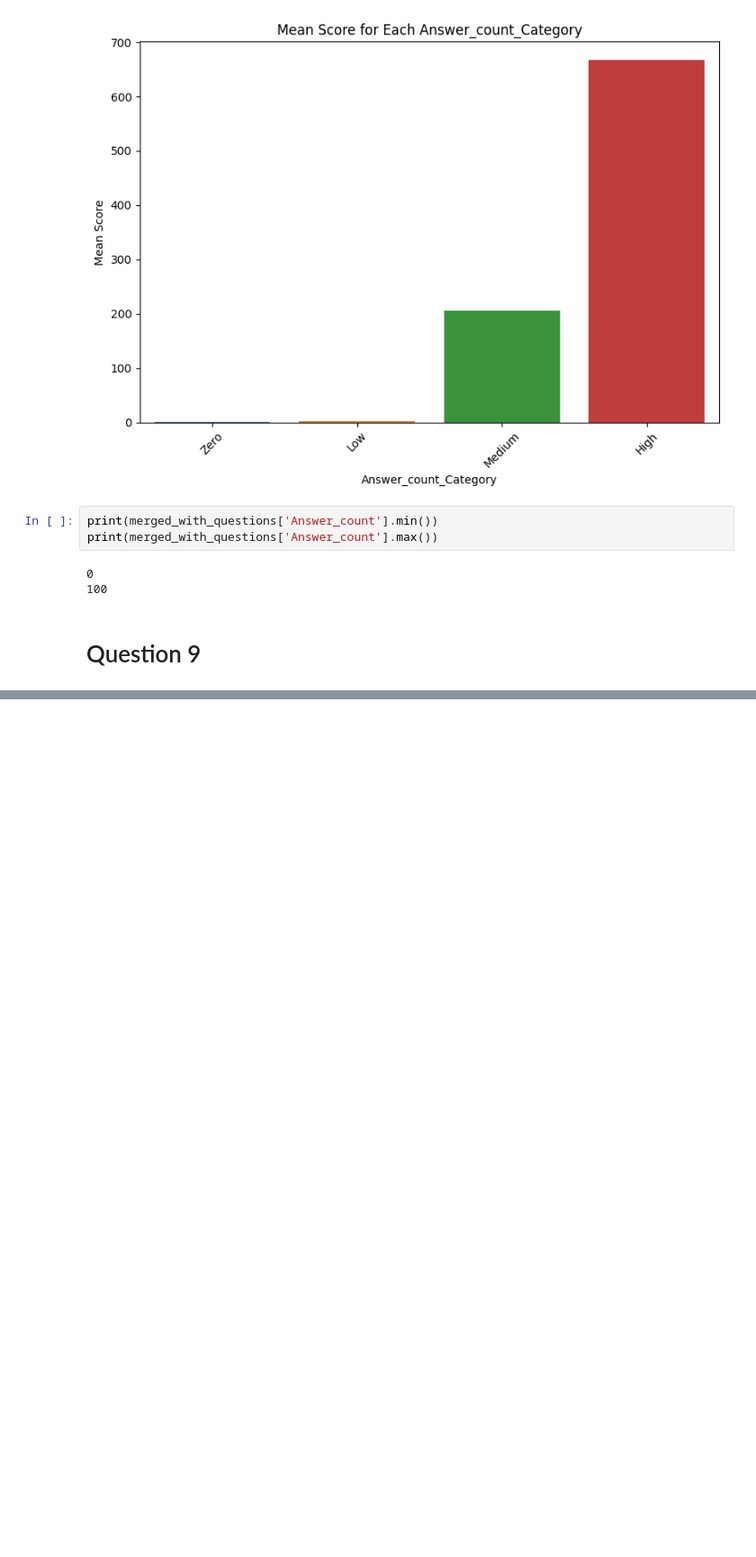
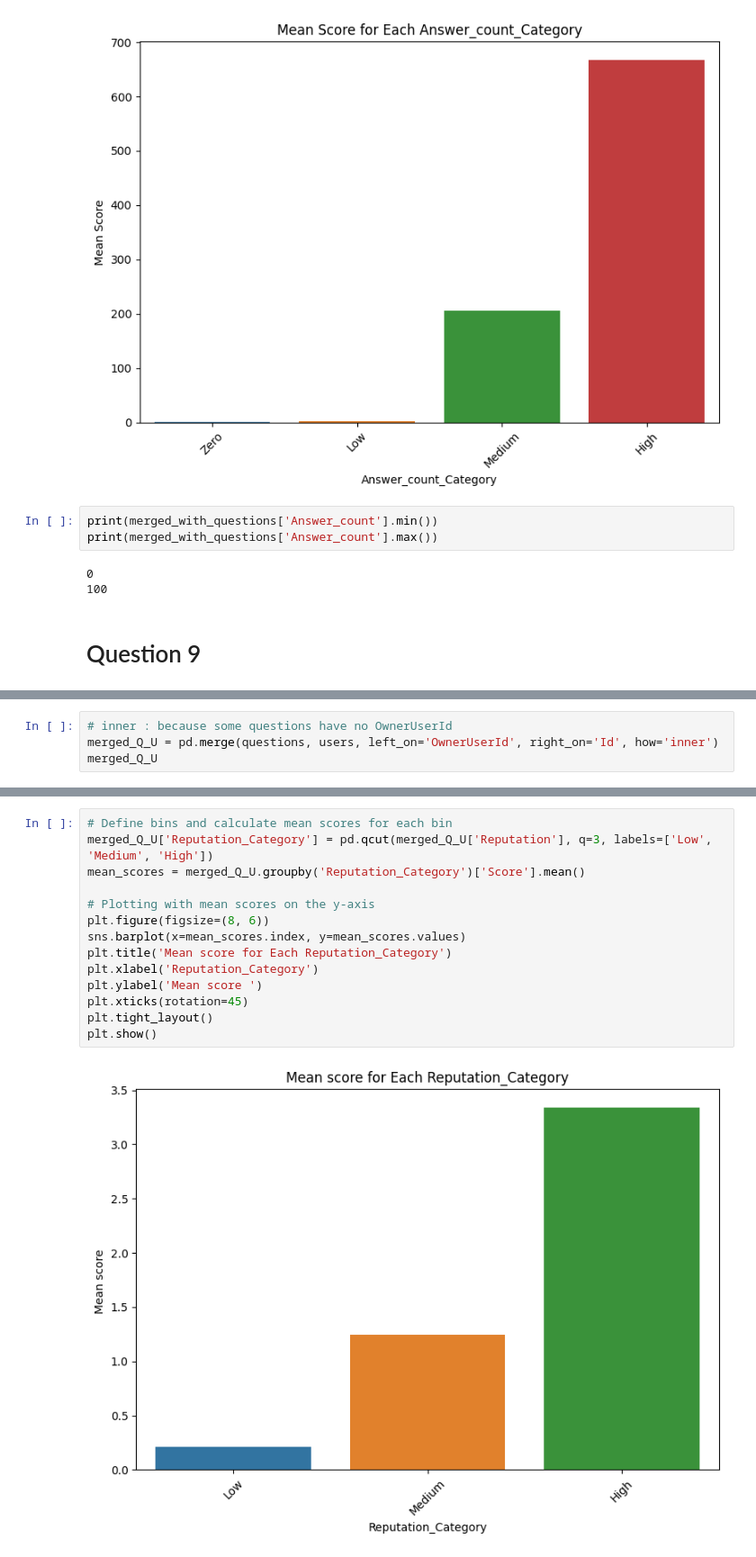
Before and after one commit to mostafa-ja/Data-Mining-fall-2023, a Jupyter notebook: Data_Mining2.ipynb, the cells around one changed output, grey strips where cells are left out. Shown at 90% size. Saved outputs shown, nothing was run; the diff lists cells and outputs as text; blank space fills up the shorter version.

```diff
--- a/Data_Mining2.ipynb
+++ b/Data_Mining2.ipynb
@@ -629,0 +682,4 @@ print(merged_with_questions['Answer_count'].max())
+# %%
+# inner : because some questions have no OwnerUserId
+merged_Q_U = pd.merge(questions, users, left_on='OwnerUserId', right_on='Id', how='inner')
+merged_Q_U
@@ -629,0 +700,16 @@ print(merged_with_questions['Answer_count'].max())
+# %%
+# Define bins and calculate mean scores for each bin
+merged_Q_U['Reputation_Category'] = pd.qcut(merged_Q_U['Reputation'], q=3, labels=['Low', 'Medium', 'High'])
+mean_scores = merged_Q_U.groupby('Reputation_Category')['Score'].mean()
+
+# Plotting with mean scores on the y-axis
+plt.figure(figsize=(8, 6))
+sns.barplot(x=mean_scores.index, y=mean_scores.values)
+plt.title('Mean score for Each Reputation_Category')
+plt.xlabel('Reputation_Category')
+plt.ylabel('Mean score ')
+plt.xticks(rotation=45)
+plt.tight_layout()
+plt.show()
+# %% [output]
+[figure, added]
```
Also changed, not shown: parts of 10 cells of this notebook.
